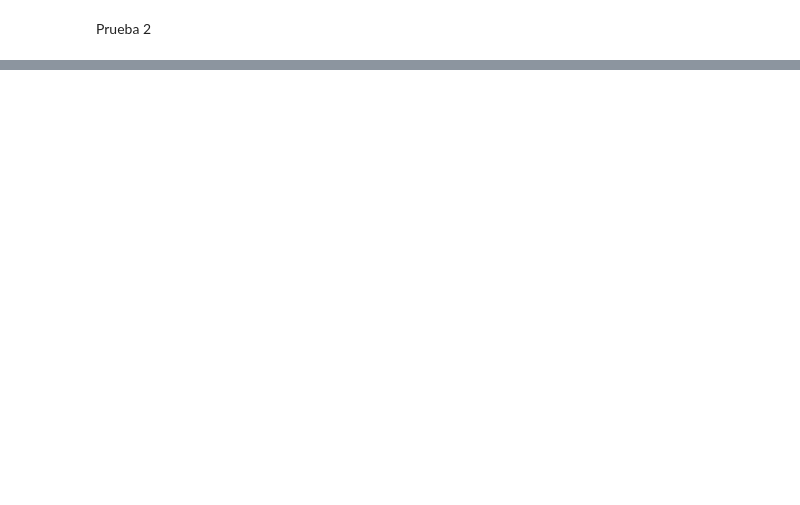
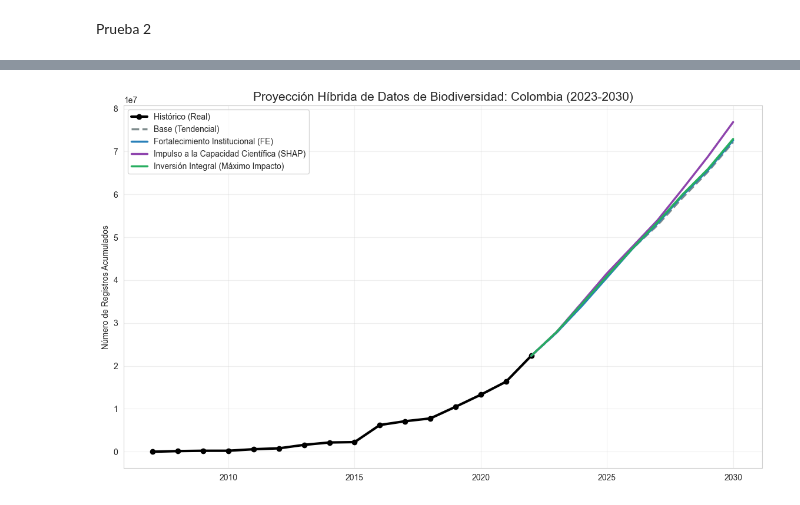
Before and after one commit to rortizgeo/Maestria_CD_Proyecto-Aplicado, a Jupyter notebook: 3_PA_Workflow_Paneldata.ipynb, the cells around one changed output, grey strips where cells are left out. Cells and saved outputs as stored; diff of their text form; code cells hidden in the pictures; blank space fills up the shorter version.

Commit message:
Ajustes en modelo híbrido y simulación

```diff
--- a/3_PA_Workflow_Paneldata.ipynb
+++ b/3_PA_Workflow_Paneldata.ipynb
@@ -1101,0 +1299,82 @@ plt.show()
+# %%
+# =============================================================================
+# BLOQUE 11: SIMULACIÓN DE ESCENARIOS ESTRATÉGICOS (RESULTADOS FINALES)
+# =============================================================================
+target_country = 'Colombia'
+start_proj, end_proj = 2023, 2030
+intensidad = 1.20 # Factor de incremento (20% sobre la tendencia)
+
+# Panel de control de escenarios: Aquí puedes agregar o quitar variables según tu análisis
+escenarios = {
+    "Base (Tendencial)": {}, # Sin cambios manuales
+
+    "Fortalecimiento Institucional (FE)": {
+        'gbif_member': intensidad,
+        'uso_internet': intensidad
+    },
+
+    "Impulso a la Capacidad Científica (SHAP)": {
+        'investigadores_RD': intensidad,
+        'gasto_RD_pib': intensidad,
+        'art_cientificos': intensidad
+    },
+
+    "Inversión Integral (Máximo Impacto)": {
+        'uso_internet': intensidad,
+        'investigadores_RD': intensidad,
+        'gasto_RD_pib': intensidad,
+        'gbif_member': intensidad
+    }
+}
+
+# Ejecución del motor híbrido (Block 10)
+resultados_finales = {}
+tabla_resumen = []
+
+print(f"🚀 Generando proyecciones híbridas para {target_country}...")
+
+for nombre, params in escenarios.items():
+    # Llamada al motor definido en el Bloque 10
+    df_res = recursive_simulation_hybrid(
+        model_dynamic, model_inertia, df_raw,
+        target_country, start_proj, end_proj, params
+    )
+
+    # Guardar resultados y convertir a escala real
+    df_res['real_records'] = np.expm1(df_res[TARGET])
+    resultados_finales[nombre] = df_res
+
+    # Datos para la tabla comparativa final
+    valor_2030 = df_res.iloc[-1]['real_records']
+    tabla_resumen.append({"Escenario": nombre, "Registros 2030": valor_2030})
+
+# --- VISUALIZACIÓN ---
+plt.figure(figsize=(14, 8))
+hist = df_raw[df_raw['country'] == target_country]
+plt.plot(hist['year'], np.expm1(hist[TARGET]), 'k-o', label='Histórico (Real)', linewidth=3)
+
+# Estilos de línea para diferenciar el Base de los demás
+estilos = ['--', '-', '-', '-']
+colores = ['#7f8c8d', '#2980b9', '#8e44ad', '#27ae60']
+
+for i, (nombre, df) in enumerate(resultados_finales.items()):
+    proj = df[df['year'] >= 2022] # Mostrar desde el último punto real
+    plt.plot(proj['year'], proj['real_records'], estilos[i], color=colores[i], label=nombre, linewidth=2.5)
+
+plt.title(f"Proyección Híbrida de Datos de Biodiversidad: {target_country} (2023-2030)", fontsize=15)
+plt.ylabel("Número de Registros Acumulados")
+plt.legend()
+plt.grid(True, alpha=0.3)
+plt.show()
+
+# --- TABLA DE IMPACTO ---
+df_impacto = pd.DataFrame(tabla_resumen)
+base_val = df_impacto.loc[0, "Registros 2030"]
+df_impacto["Crecimiento vs Base (%)"] = ((df_impacto["Registros 2030"] - base_val) / base_val) * 100
+
+print("\n📊 RESULTADOS NUMÉRICOS PARA LA TESIS:")
+display(df_impacto.style.format({
+    "Registros 2030": "{:,.0f}",
+    "Crecimiento vs Base (%)": "{:+.2f}%"
+}))
+# %% [output]
@@ -1101,0 +1382 @@ plt.show()
+[figure, added]
```
Also changed, not shown: parts of 15 cells of this notebook.
